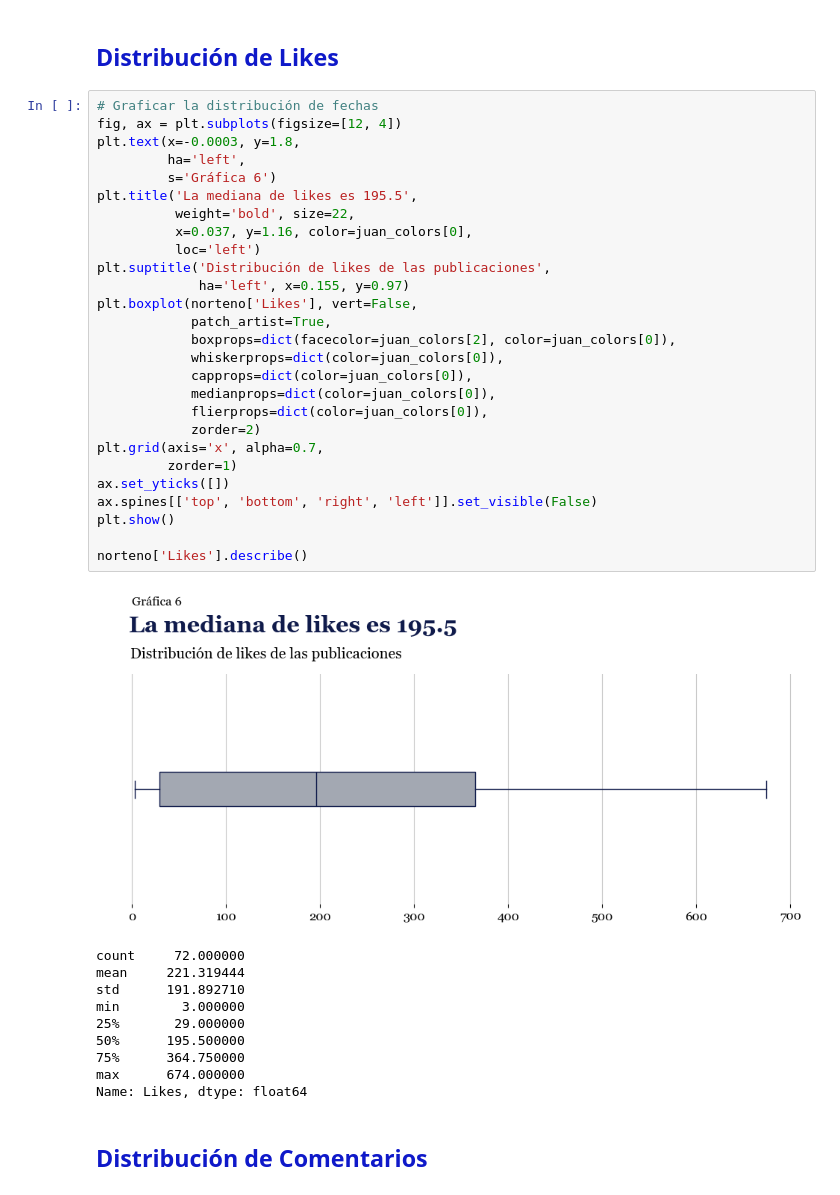
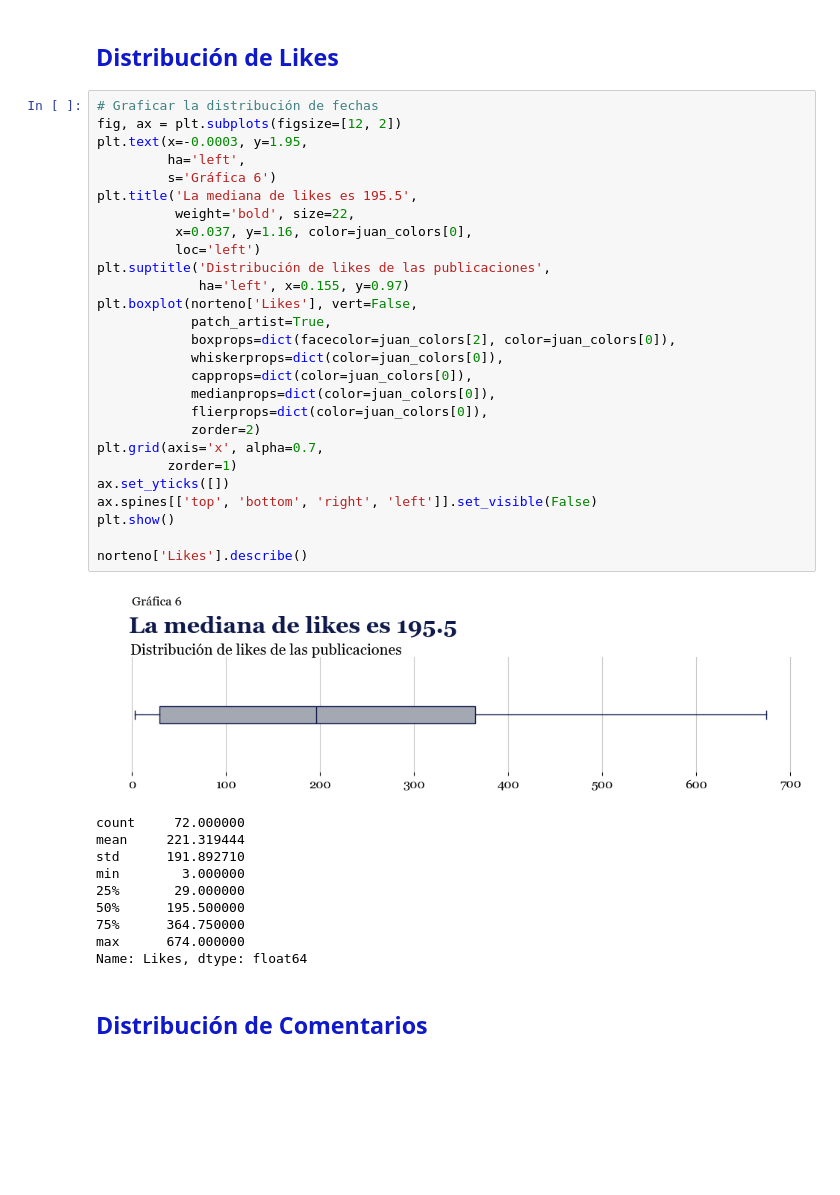
Before and after one commit to juanramosdataexpert/Norte-oInsights, a Jupyter notebook: Notebooks/analysis.ipynb, the cells around one changed output. Saved outputs shown, nothing was run; the diff lists cells and outputs as text; blank space fills up the shorter version.

```diff
--- a/Notebooks/analysis.ipynb
+++ b/Notebooks/analysis.ipynb
@@ -329,33 +327,33 @@ mediana_de_likes
 ## <span style="color:#0F19C9">Distribución de Likes</span>
 # %%
 # Graficar la distribución de fechas
-fig, ax = plt.subplots(figsize=[12, 4])
-plt.text(x=-0.0003, y=1.8,
+fig, ax = plt.subplots(figsize=[12, 2])
+plt.text(x=-0.0003, y=1.95,
          ha='left',
          s='Gráfica 6')
 plt.title('La mediana de likes es 195.5',
           weight='bold', size=22,
           x=0.037, y=1.16, color=juan_colors[0],
           loc='left')
 plt.suptitle('Distribución de likes de las publicaciones',
              ha='left', x=0.155, y=0.97)
 plt.boxplot(norteno['Likes'], vert=False,
             patch_artist=True,
             boxprops=dict(facecolor=juan_colors[2], color=juan_colors[0]),
             whiskerprops=dict(color=juan_colors[0]),
             capprops=dict(color=juan_colors[0]),
             medianprops=dict(color=juan_colors[0]),
             flierprops=dict(color=juan_colors[0]),
             zorder=2)
 plt.grid(axis='x', alpha=0.7,
          zorder=1)
 ax.set_yticks([])
 ax.spines[['top', 'bottom', 'right', 'left']].set_visible(False)
 plt.show()
 
 norteno['Likes'].describe()
 # %% [output]
-[figure, old version]
+[figure, new version]
 count     72.000000
 mean     221.319444
 std      191.892710
```
Also changed, not shown: parts of 8 cells of this notebook, 3 other files.
